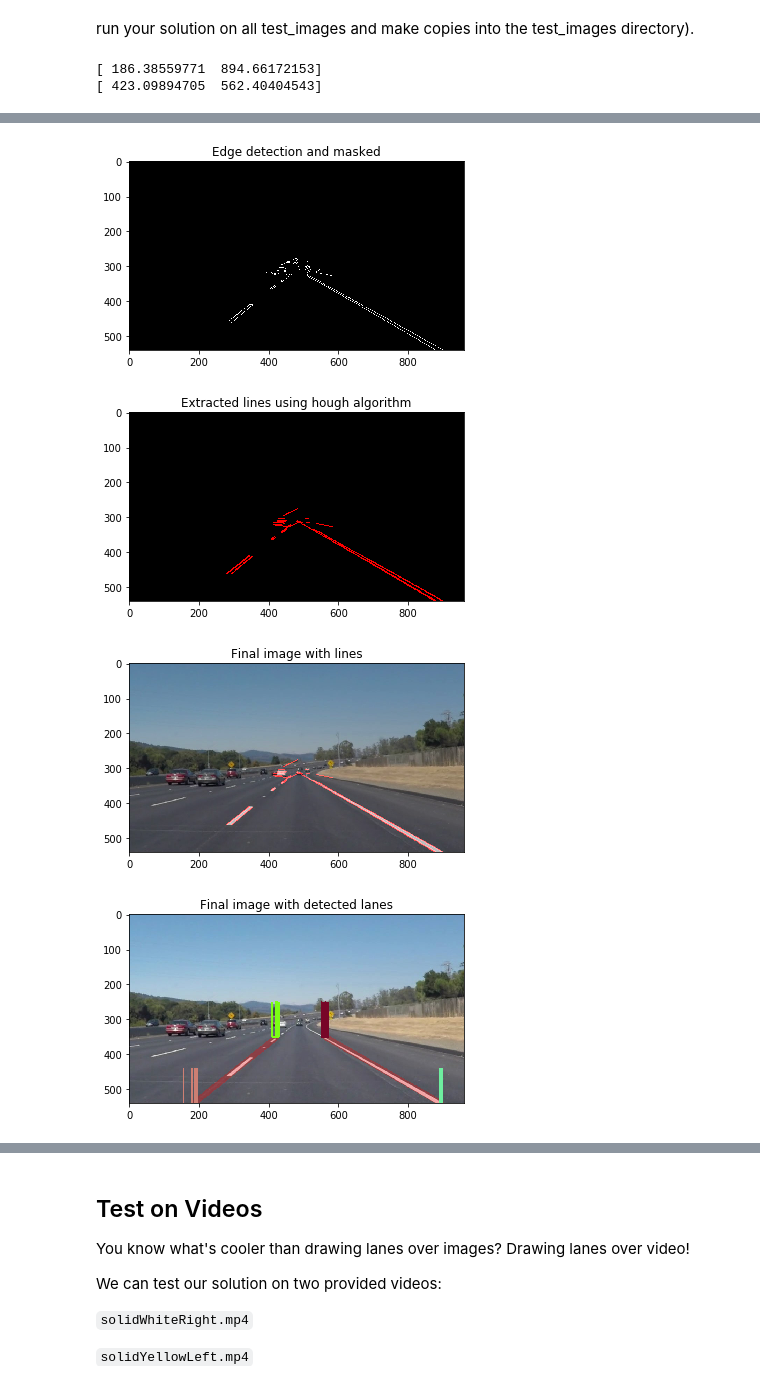
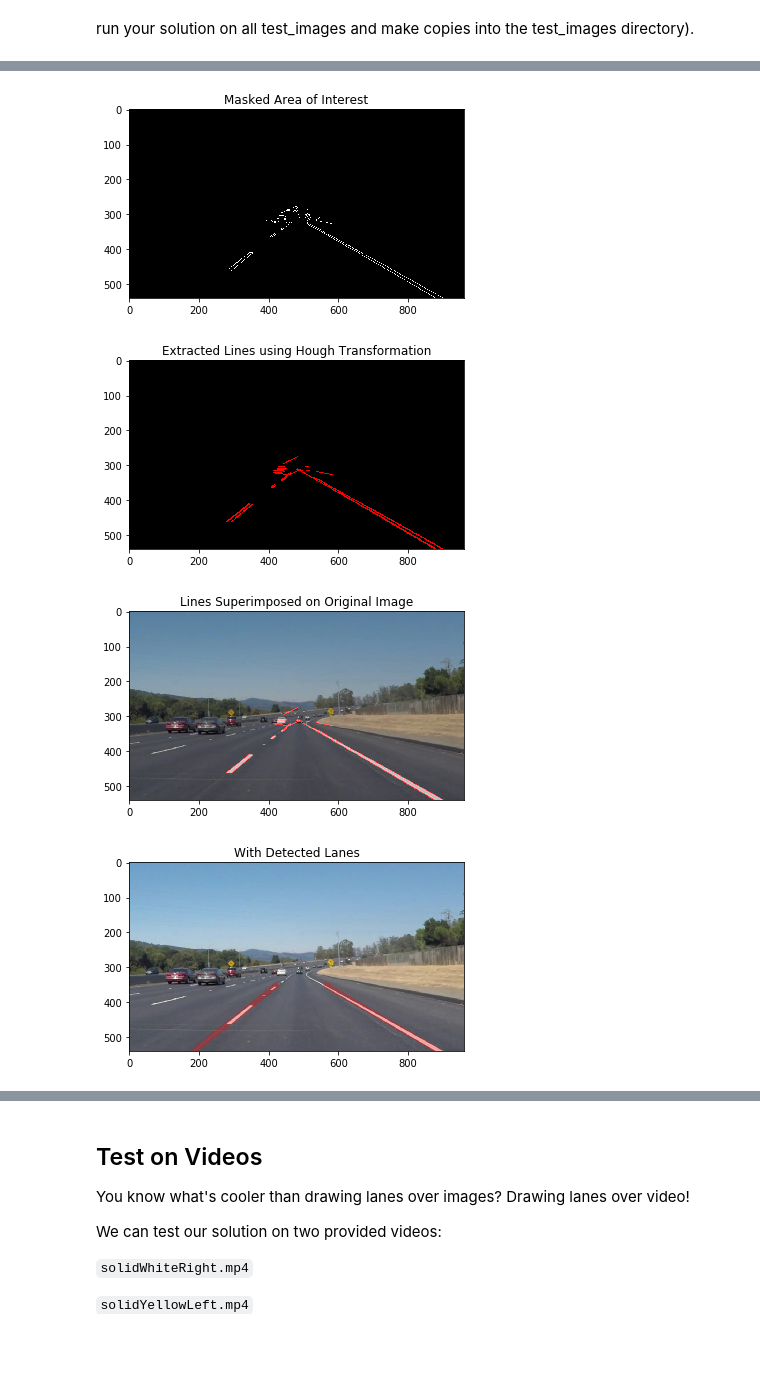
Before and after one commit to karthikv2k/CarND-LaneLines-P1, a Jupyter notebook: P1.ipynb, the cells around one changed output, grey strips where cells are left out. Drawn from its saved outputs; the diff is of its cells as text; code cells hidden in the pictures; blank space fills up the shorter version.

Commit message:
Updated output images and videos

```diff
--- a/P1.ipynb
+++ b/P1.ipynb
@@ -249,11 +227,14 @@ def draw_hist(image, x, y, y_offset, x_offset, y_max=100):
     draw_lines(image, lines, color=[np.random.randint(255), np.random.randint(255), np.random.randint(255)]
                , thickness=2)
 # %%
-def remove_anomalies_removed(x, sd_threshold=1):
-    m_pre = x.mean()
-    sd_pre = x.std()
+#Fitting a gaussian distribution and removing points that are outside of sd_threshold for reducing noise
+def remove_anomalies_removed(x, dist, sd_threshold=1):
+    dist_n = dist/dist.sum()
+    m_pre = (x*dist_n).sum()
+    sd_pre = (((m_pre-x)**2)*dist_n).sum()**0.5
     left_threshold = m_pre - sd_threshold*sd_pre
     right_threshold = m_pre + sd_threshold*sd_pre
     x_f = x[(x>left_threshold) & (x<right_threshold)]
-    return x_f
+    dist_f = dist_n[(x>left_threshold) & (x<right_threshold)]
+    return x_f, dist_f
 # %%
@@ -298,24 +283,25 @@ def process_image(image, plot_debug_images=False, plot_final_image=False, plot_d
 
     #blur to remove noise
     blured = gaussian_blur(gray, 5)
-    plot_image(plot_debug_images, blured, 'Greys_r', title="Grayscaled and Blured")
+    plot_image(plot_debug_images, blured, 'Greys_r', title="Grayscaled and Blurred")
 
     #detecting edges using canny algorithm
     edges = canny(blured, 50, 150)
-    plot_image(plot_debug_images, edges, 'Greys_r', title="Edge detection")
+    plot_image(plot_debug_images, edges, 'Greys_r', title="With Edges Detected")
 
     #keeping only area of interest
     masked_img = region_of_interest(edges, np.int32(vertices))
-    plot_image(plot_debug_images, masked_img, 'Greys_r', title="Edge detection and masked")
+    plot_image(plot_debug_images, masked_img, 'Greys_r', title="Masked Area of Interest")
 
     #Extracting lines
     lines_img, lines_xy, lines_polar = hough_lines(masked_img,1,0.1,20,10,10)
-    plot_image(plot_debug_images, lines_img, 'Greys_r', title="Extracted lines using hough algorithm")
+    plot_image(plot_debug_images, lines_img, 'Greys_r', title="Extracted Lines using Hough Transformation")
 
-    #final image
-    final_img = weighted_img(lines_img, image)
-    plot_image(plot_debug_images, final_img, title="Final image with lines")
+    #lines superimposed with original image
+    superimposed_img = weighted_img(lines_img, image)
+    plot_image(plot_debug_images, superimposed_img, title="Lines Superimposed on Original Image")
 
+    # Finding slope, intercept, and distance of all line segements from hough transformation
     df = pd.DataFrame(lines_xy[:,0,:])
     df.columns = ["x1", "y1", "x2", "y2"]
     slope = (df.y2-df.y1)/(df.x2-df.x1)
@@ -323,36 +309,38 @@ def process_image(image, plot_debug_images=False, plot_final_image=False, plot_d
     dist  = ((df.y2-df.y1)**2+(df.x2-df.x1)**2)**0.5
     intercept = df.y1-(slope*df.x1)
 
+    #Finding the mean intercept from the line segments
     lane_y_end = int(ysize*0.65)
-    top_x1, dist_bottom = find_top_x_at(intercept, ysize, slope, dist, xsize, x_range=[0,xsize]
+    top_x1, dist_bottom = find_mean_x_at(intercept, ysize, slope, dist, xsize, x_range=[0,xsize]
                                         , plot=plot_debug_images)
     x1_bottom,x2_bottom = top_x1[0], top_x1[1]
-    top_x2, dist_apex = find_top_x_at(intercept, lane_y_end, slope, dist, xsize, x_range=[xsize/3,xsize*3/4]
+    top_x2, dist_apex = find_mean_x_at(intercept, lane_y_end, slope, dist, xsize, x_range=[xsize/3,xsize*3/4]
                                       , plot=plot_debug_images)
     x1_apex,x2_apex = top_x2[0], top_x2[1]
     y1_bottom = y2_bottom = ysize
     y1_apex = y2_apex = lane_y_end
 
+    #drawing the lane lines
     lines_f = []
     lines_f.append([x1_bottom, y1_bottom, x1_apex, y1_apex])
     lines_f.append([x2_bottom, y2_bottom, x2_apex, y2_apex])
-
     image_f = image.copy()
     draw_lines(image_f, np.array([lines_f]).astype(int), thickness=15, alpha=0.3)
 
+    final_image_title = title if title else "With Detected Lanes"
+
+    #drawing distribution of intercepts for debugging
     if plot_dist:
         draw_hist(image_f, dist_apex[0], dist_apex[1], lane_y_end, 0, y_max=100)
         draw_hist(image_f, dist_apex[2], dist_apex[3], lane_y_end, 0, y_max=100)
-        draw_hist(image_f, dist_bottom[0], dist_bottom[1], ysize, 0, y_max=100)
-        draw_hist(image_f, dist_bottom[2], dist_bottom[3], ysize, 0, y_max=100)
+        draw_hist(image_f, dist_bottom[0], dist_bottom[1], ysize*0.99, 0, y_max=100)
+        draw_hist(image_f, dist_bottom[2], dist_bottom[3], ysize*0.99, 0, y_max=100)
+        final_image_title = final_image_title + " (Debug View)"
 
-    final_image_title = title if title else "Final image with detected lanes"
     plot_image(plot_final_image, image_f, title=final_image_title)
     return image_f
 # %%
 image = mpimg.imread('test_images/solidWhiteCurve.jpg')
-process_image(image, plot_final_image=True, plot_dist=True ,plot_debug_images=True, title="");
+process_image(image, plot_final_image=True, plot_dist=False ,plot_debug_images=True, title="");
 # %% [output]
-[ 186.38559771  894.66172153]
-[ 423.09894705  562.40404543]
 [figure]
@@ -361,7 +349,7 @@ process_image(image, plot_final_image=True, plot_dist=True ,plot_debug_images=Tr
-[figure, old version]
+[figure, new version]
-[figure, old version]
+[figure, new version]
-[figure, old version]
+[figure, new version]
-[figure, old version]
+[figure, new version]
 # %%
 for file in os.listdir("test_images/"):
     image = mpimg.imread('test_images/{}'.format(file))
```
Also changed, not shown: parts of 12 cells of this notebook, 28 other files.
